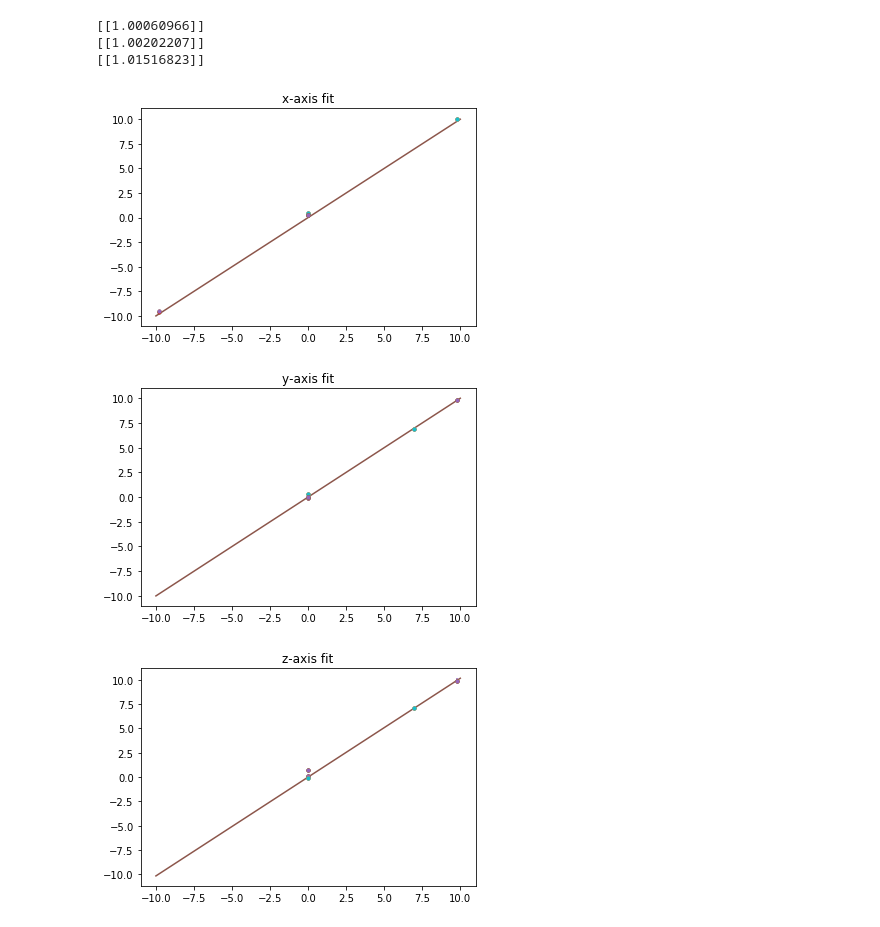
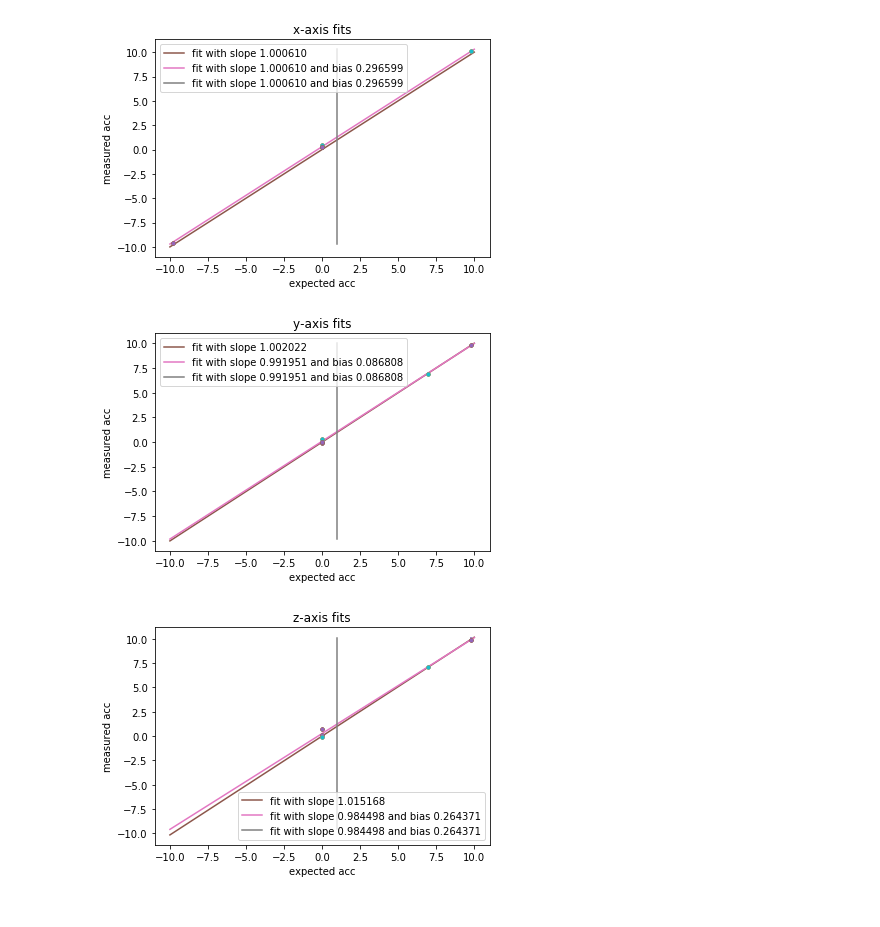
Before and after one commit to Hyp-ed/navigation-test-2019, a Jupyter notebook: IMU_experiments/imu_data/IMU_data_orientation.ipynb, the cells around one changed output. Cells and saved outputs as stored; diff of their text form; code cells hidden in the pictures.

Commit message:
adding slope + slope with bias plots

```diff
--- a/IMU_experiments/imu_data/IMU_data_orientation.ipynb
+++ b/IMU_experiments/imu_data/IMU_data_orientation.ipynb
@@ -113,36 +113,49 @@ orientation_exps = [(0.0, 0.0, 9.81),
 # %%
 # fits and plots
 axes = ['x', 'y', 'z']
 for ax in range(3):
-    plt.figure()
     x = []
     y = []
     for orientation in range(5):
         orientation_sum = imu_sum[orientation]
         exp = orientation_exps[orientation][ax]
         for run in range(5):
             run_sum = orientation_sum[run]
             mean = run_sum[0][ax]
             std = run_sum[1][ax]
             x.append(exp)
             y.append(mean)
             plt.errorbar(exp, mean, yerr=std, fmt='.')
     x = np.array(x)
     y = np.array(y)
     x = np.expand_dims(x, axis=-1)
     y = np.expand_dims(y, axis=-1)
+
+    # fit just slope
     w = np.linalg.lstsq(x, y, rcond=-1)[0]
-    print(w)
+
+    # fit slope with bias
+    x_b = np.hstack([x, np.ones(x.shape)])
+    w_b = np.linalg.lstsq(x_b, y, rcond=-1)[0]
+
+    # compute prediction in interval -10.0, 10.0
     pred_x = np.linspace(-10.0, 10.0, num=5)
+    # compute prediciton without bias
     pred_x = np.expand_dims(pred_x, axis=-1)
     pred_y = np.dot(pred_x, w)
-    plt.plot(pred_x, pred_y, '-')
-    plt.title(axes[ax] + '-axis fit')
-plt.show()
+    # compute prediction with bias
+    pred_x_b = np.hstack([pred_x, np.ones(pred_x.shape)])
+    pred_y_b = np.dot(pred_x_b, w_b)
+
+    # generate plots for both fits
+    plt.plot(pred_x, pred_y, '-', label='fit with slope %f'% w)
+    plt.plot(pred_x, pred_y_b, '-', label='fit with slope %f and bias %f' % (w_b[0][0], w_b[1][0]))
+    plt.legend()
+    plt.xlabel('expected acc')
+    plt.ylabel('measured acc')
+    plt.title(axes[ax] + '-axis fits')
+    plt.show()
 # %% [output]
-[[1.00060966]]
-[[1.00202207]]
-[[1.01516823]]
-[figure, old version]
+[figure, new version]
-[figure, old version]
+[figure, new version]
-[figure, old version]
+[figure, new version]
```
